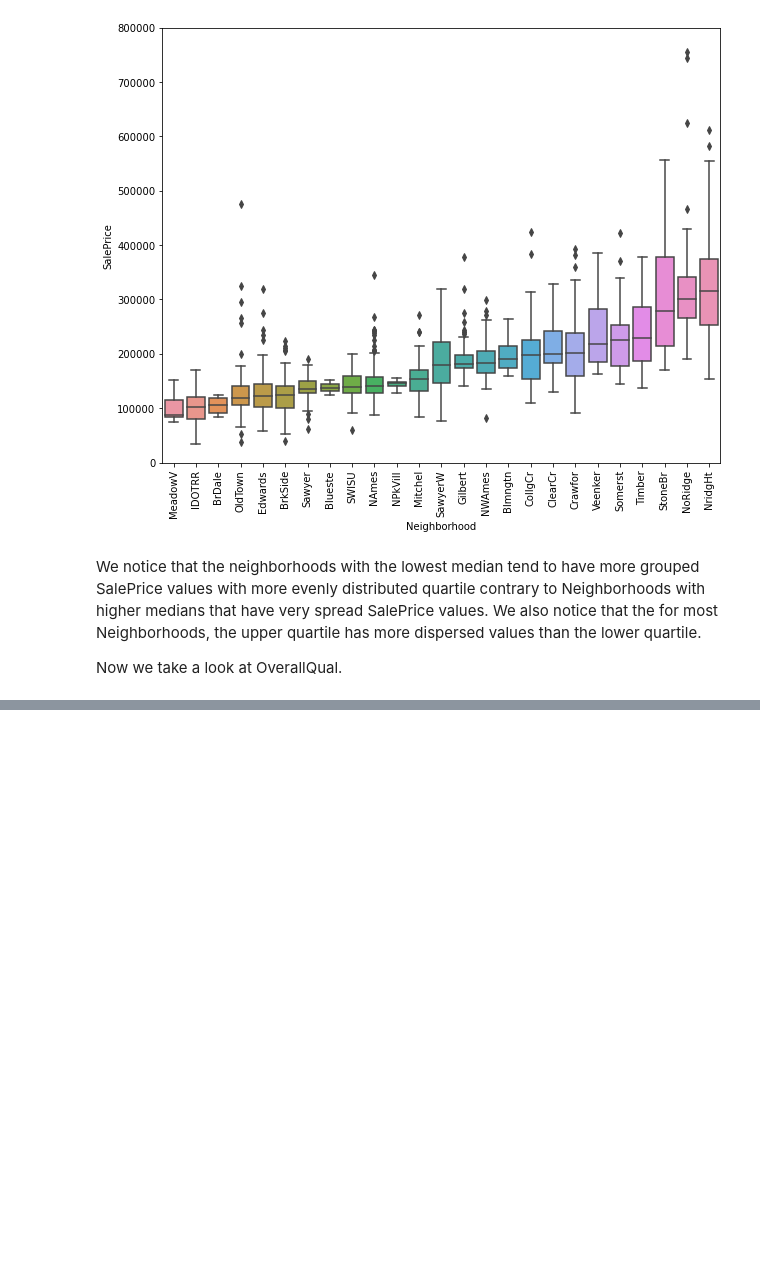
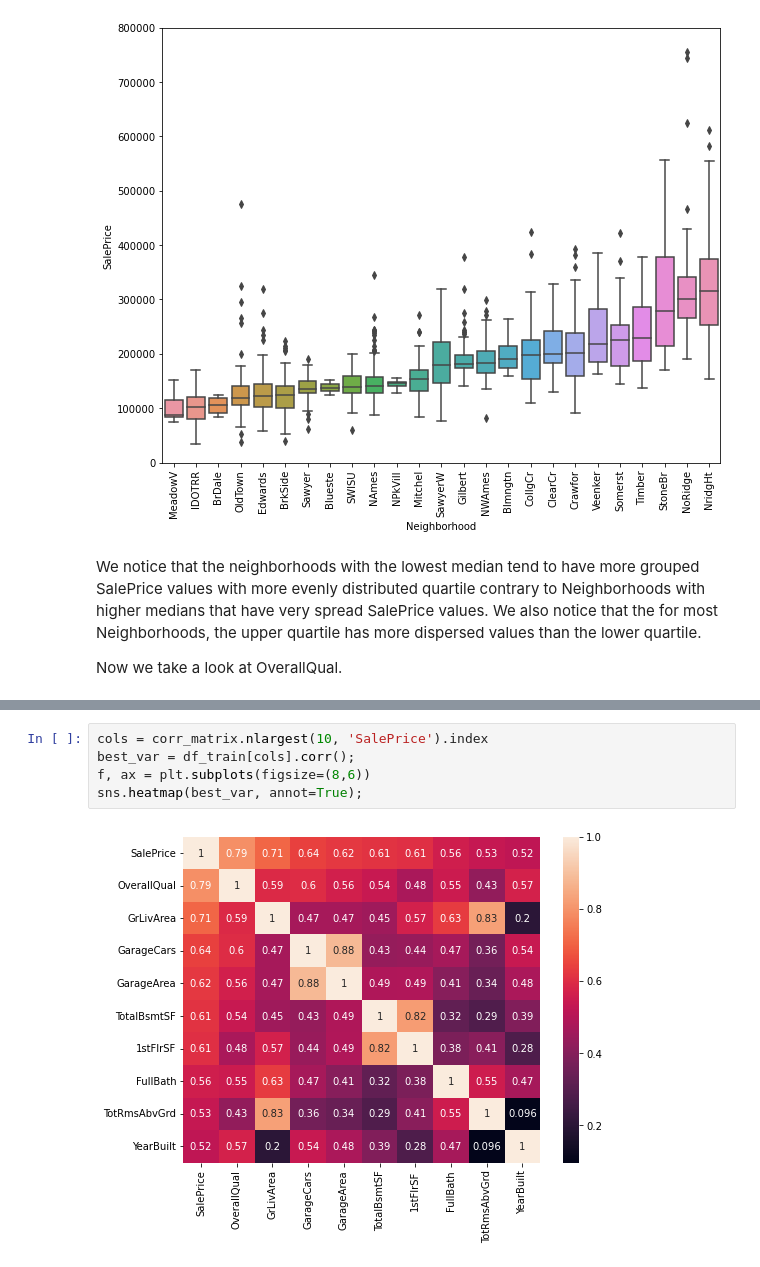
Before and after one commit to alimus22/ds_projects, a Jupyter notebook: house_prices/house_prices.ipynb, the cells around one changed output, grey strips where cells are left out. Cells and saved outputs as stored; diff of their text form; blank space fills up the shorter version.

```diff
--- a/house_prices/house_prices.ipynb
+++ b/house_prices/house_prices.ipynb
@@ -134,0 +156,7 @@ As expected, there is a linear relationship between OverallQual and SalePrice. I
+# %%
+cols = corr_matrix.nlargest(10, 'SalePrice').index
+best_var = df_train[cols].corr();
+f, ax = plt.subplots(figsize=(8,6))
+sns.heatmap(best_var, annot=True);
+# %% [output]
+[figure, added]
```
Also changed, not shown: parts of 7 cells of this notebook.
